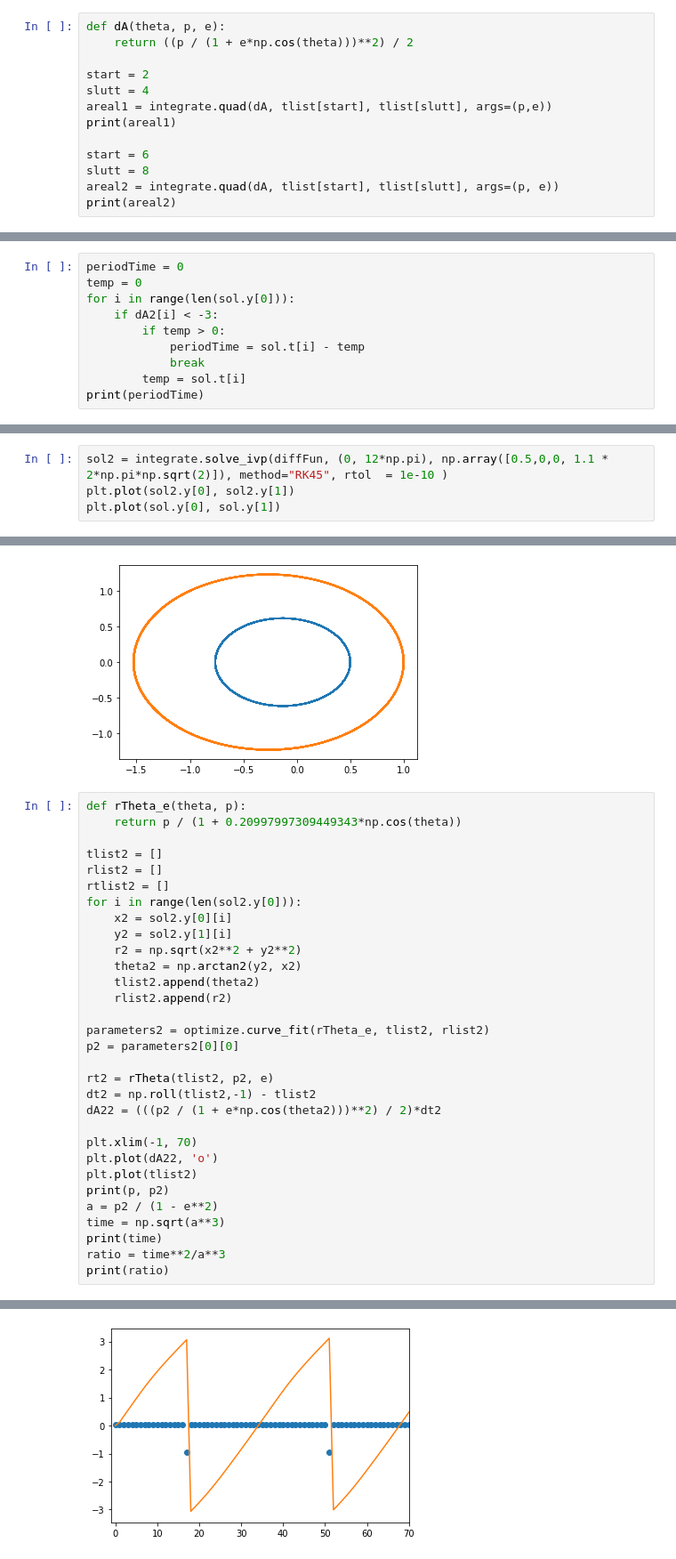
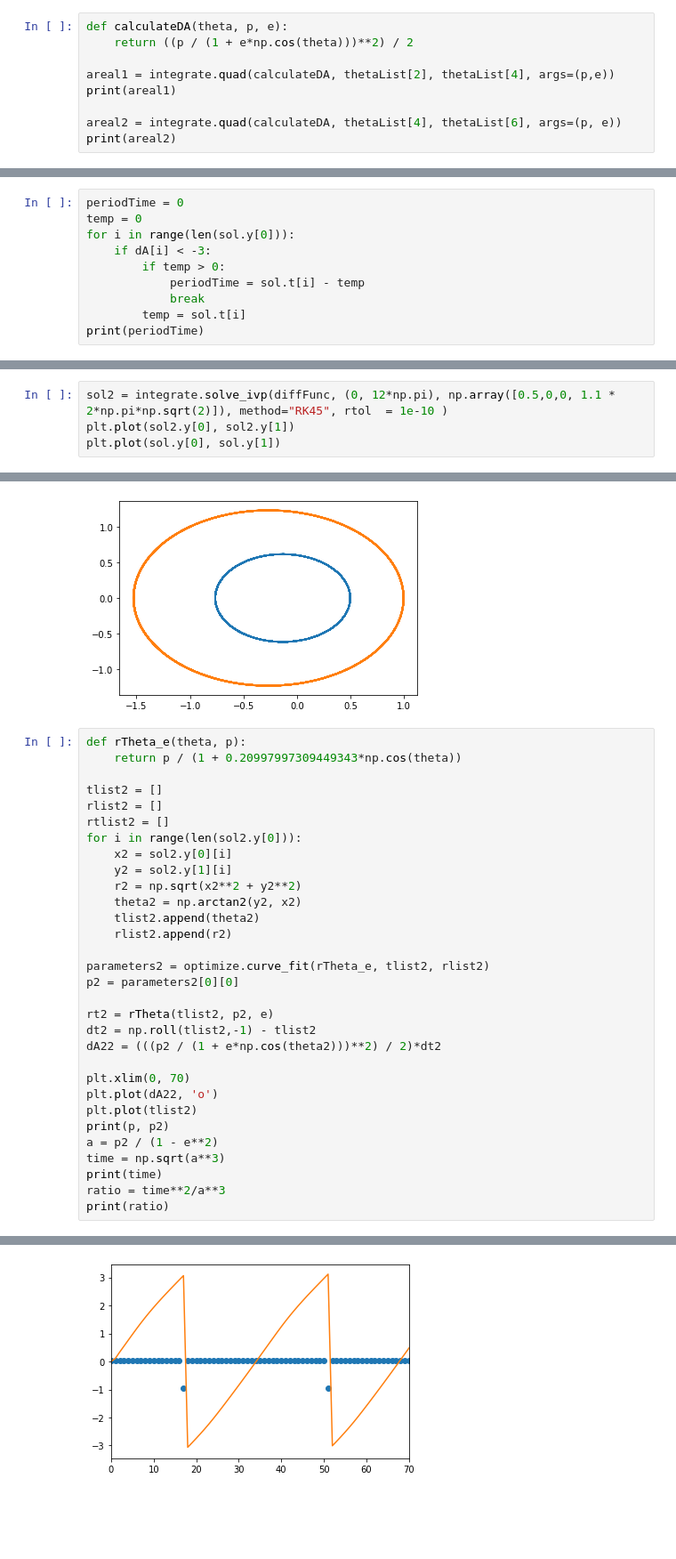
Before and after one commit to froydis98/NumeriskModellering, a Jupyter notebook: Handin2/Assignment2.ipynb, the cells around one changed output, grey strips where cells are left out. Shown at 89% size. Drawn from its saved outputs; the diff is of its cells as text; blank space fills up the shorter version.

```diff
--- a/Handin2/Assignment2.ipynb
+++ b/Handin2/Assignment2.ipynb
@@ -199,15 +252,11 @@ plt.polar(tlist, rlist)
 # %%
-def dA(theta, p, e):
+def calculateDA(theta, p, e):
     return ((p / (1 + e*np.cos(theta)))**2) / 2
 
-start = 2
-slutt = 4
-areal1 = integrate.quad(dA, tlist[start], tlist[slutt], args=(p,e))
+areal1 = integrate.quad(calculateDA, thetaList[2], thetaList[4], args=(p,e))
 print(areal1)
 
-start = 6
-slutt = 8
-areal2 = integrate.quad(dA, tlist[start], tlist[slutt], args=(p, e))
+areal2 = integrate.quad(calculateDA, thetaList[4], thetaList[6], args=(p, e))
 print(areal2)
 # %% [output]
 (0.23256670538889637, 2.582009110839682e-15)
@@ -224,10 +263,0 @@ plt.plot(tlist)
-# %%
-periodTime = 0
-temp = 0
-for i in range(len(sol.y[0])):
-    if dA2[i] < -3:
-        if temp > 0:
-            periodTime = sol.t[i] - temp
-            break
-        temp = sol.t[i]
-print(periodTime)
@@ -246,0 +288,10 @@ print(ratio)
+# %%
+periodTime = 0
+temp = 0
+for i in range(len(sol.y[0])):
+    if dA[i] < -3:
+        if temp > 0:
+            periodTime = sol.t[i] - temp
+            break
+        temp = sol.t[i]
+print(periodTime)
@@ -254,5 +305,5 @@ Task 5
 # %%
-sol2 = integrate.solve_ivp(diffFun, (0, 12*np.pi), np.array([0.5,0,0, 1.1 * 2*np.pi*np.sqrt(2)]), method="RK45", rtol  = 1e-10 )
+sol2 = integrate.solve_ivp(diffFunc, (0, 12*np.pi), np.array([0.5,0,0, 1.1 * 2*np.pi*np.sqrt(2)]), method="RK45", rtol  = 1e-10 )
 plt.plot(sol2.y[0], sol2.y[1])
 plt.plot(sol.y[0], sol.y[1])
 # %% [output]
@@ -265,32 +316,32 @@ def rTheta_e(theta, p):
 tlist2 = []
 rlist2 = []
 rtlist2 = []
 for i in range(len(sol2.y[0])):
     x2 = sol2.y[0][i]
     y2 = sol2.y[1][i]
     r2 = np.sqrt(x2**2 + y2**2)
     theta2 = np.arctan2(y2, x2)
     tlist2.append(theta2)
     rlist2.append(r2)
 
 parameters2 = optimize.curve_fit(rTheta_e, tlist2, rlist2)
 p2 = parameters2[0][0]
 
 rt2 = rTheta(tlist2, p2, e)
 dt2 = np.roll(tlist2,-1) - tlist2
 dA22 = (((p2 / (1 + e*np.cos(theta2)))**2) / 2)*dt2
 
-plt.xlim(-1, 70)
+plt.xlim(0, 70)
 plt.plot(dA22, 'o')
 plt.plot(tlist2)
 print(p, p2)
 a = p2 / (1 - e**2)
 time = np.sqrt(a**3)
 print(time)
 ratio = time**2/a**3
 print(ratio)
 # %% [output]
 1.2099937727446837 0.6049948873504372
 0.5035026186448204
 1.0
-[figure, old version]
+[figure, new version]
```
Also changed, not shown: parts of 23 cells of this notebook.
